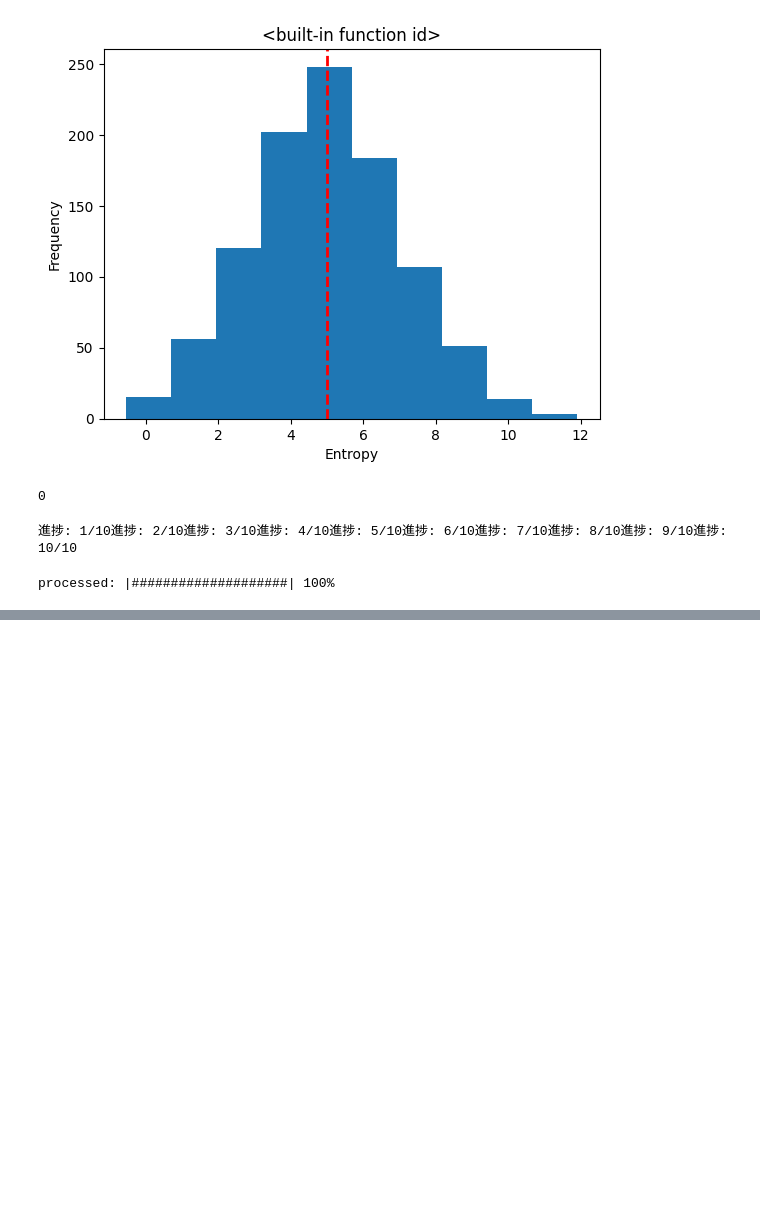
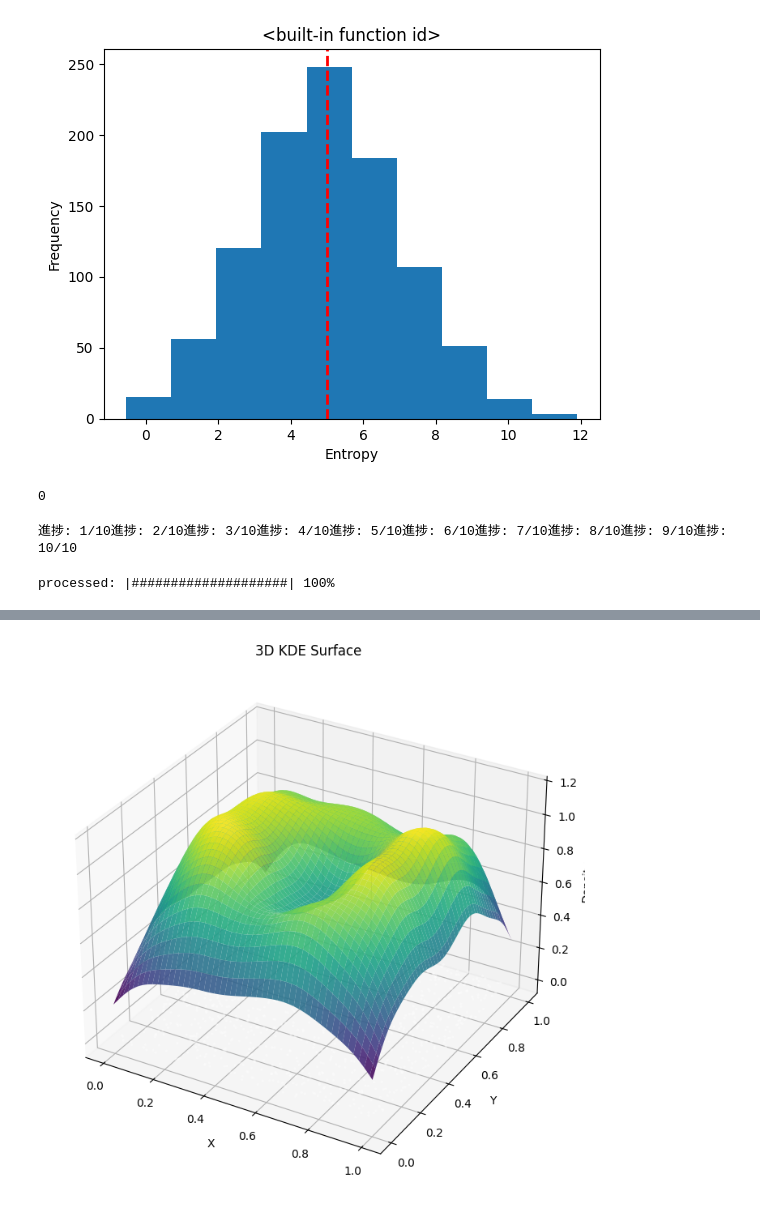
Before and after one commit to takuto-nakayama/distributional-concept-encoding, a Jupyter notebook: notebook.ipynb, the cells around one changed output, grey strips where cells are left out. Drawn from its saved outputs; the diff is of its cells as text; code cells hidden in the pictures; blank space fills up the shorter version.

```diff
--- a/notebook.ipynb
+++ b/notebook.ipynb
@@ -428,0 +476,41 @@ with open('text.txt', 'w') as f:
+# %%
+import numpy as np
+from scipy.stats import gaussian_kde
+import matplotlib.pyplot as plt
+from mpl_toolkits.mplot3d import Axes3D
+
+# ランダムな2次元データ（1000点）
+embedding = np.random.random((1000, 2))
+
+# KDEを実行（(2, 1000) の形に）
+kde = gaussian_kde(embedding.T)
+
+# グリッド作成
+x_min, x_max = embedding[:, 0].min(), embedding[:, 0].max()
+y_min, y_max = embedding[:, 1].min(), embedding[:, 1].max()
+X, Y = np.mgrid[x_min:x_max:100j, y_min:y_max:100j]
+positions = np.vstack([X.ravel(), Y.ravel()])
+
+# KDE密度評価
+Z = kde(positions).reshape(X.shape)
+
+# 3D プロット
+fig = plt.figure(figsize=(10, 7))
+ax = fig.add_subplot(111, projection='3d')
+
+ax.plot_surface(X, Y, Z, cmap='viridis', edgecolor='none', alpha=0.9)
+
+# オプション：元の点も描画
+ax.scatter(embedding[:, 0], embedding[:, 1], np.zeros_like(embedding[:, 0]),
+           c='white', s=3, alpha=0.3)
+
+# ラベル・タイトル
+ax.set_title('3D KDE Surface')
+ax.set_xlabel('X')
+ax.set_ylabel('Y')
+ax.set_zlabel('Density')
+
+plt.tight_layout()
+plt.show()
+# %% [output]
+[figure, added]
```
Also changed, not shown: parts of 5 cells of this notebook, 7 other files.
